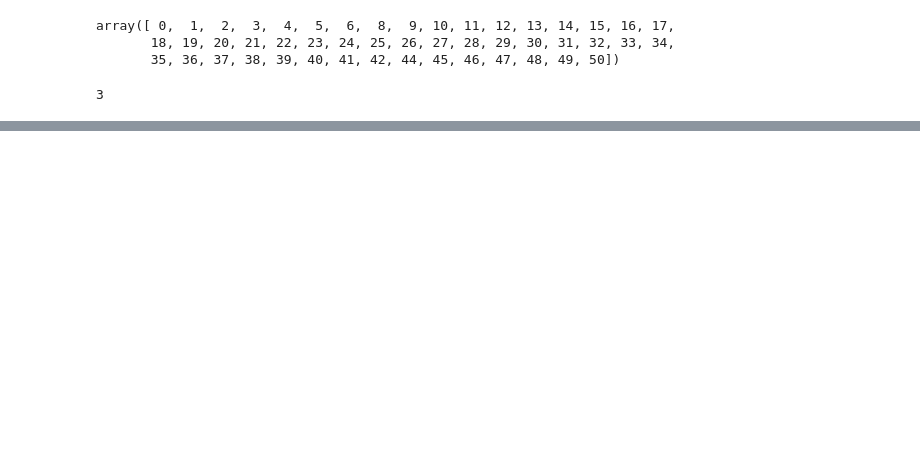
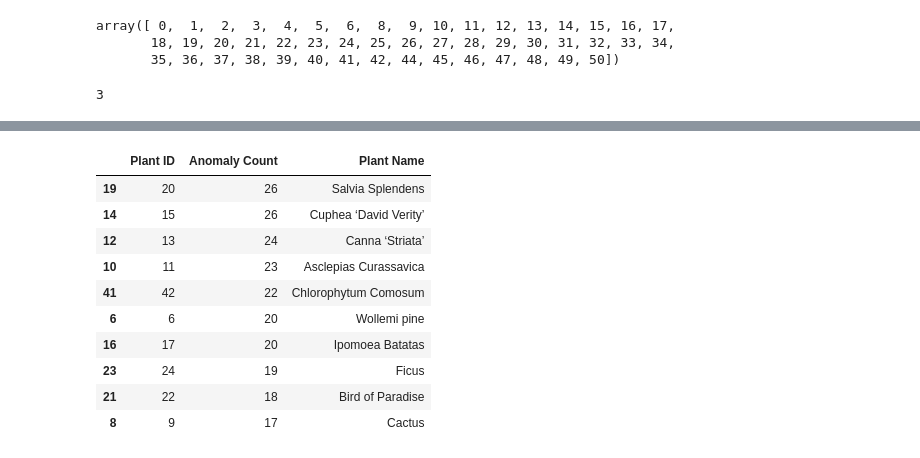
Before and after one commit to rmonbri/Coursework-Data-Engineering-Week-5, a Jupyter notebook: dashboard/test.ipynb, the cells around one changed output, grey strips where cells are left out. Saved outputs shown, nothing was run; the diff lists cells and outputs as text; code cells hidden in the pictures; blank space fills up the shorter version.

```diff
--- a/dashboard/test.ipynb
+++ b/dashboard/test.ipynb
@@ -345,0 +370,25 @@ datetime.now().day
+# %%
+import pandas as pd
+
+
+def get_anomalies(merged_df):
+    merged_df = merged_df.copy()  # Avoid modifying the original DataFrame
+
+    # Compute mean & std for each plant_id
+    merged_df['temperature_zscore'] = merged_df.groupby('plant_id')['temperature'].transform(
+        lambda x: (x - x.mean()) / x.std()
+    )
+
+    # Count anomalies per plant
+    merged_df['anomalies'] = (abs(merged_df['temperature_zscore']) > 2.5).groupby(
+        merged_df['plant_id']).transform('sum')
+
+    # Return only the relevant columns
+    return merged_df[['plant_id', 'anomalies']].drop_duplicates()
+
+
+# Apply function
+anomaly_summary = get_anomalies(merged_df).reset_index().drop(
+    columns=['index'])
+
+print(anomaly_summary)
@@ -345,0 +413,32 @@ datetime.now().day
+# %%
+def get_anomalies(merged_df):
+    merged_df = merged_df.copy()
+    merged_df['temperature_zscore'] = merged_df.groupby('plant_id')['temperature'].transform(
+        lambda x: (x - x.mean()) / x.std()
+    )
+
+    merged_df['anomalies'] = (abs(merged_df['temperature_zscore']) > 2.5).groupby(
+        merged_df['plant_id']).transform('sum')
+
+    return merged_df[['plant_id', 'anomalies']].drop_duplicates()
+
+
+anomaly_summary = get_anomalies(
+    merged_df).reset_index().drop(columns=['index'])
+anomaly_df = pd.merge(anomaly_summary, plant_information,
+                        how='outer', on="plant_id")
+top_10_anomalies = anomaly_df.sort_values('anomalies', ascending=False).head(10)
+top_10_anomalies = top_10_anomalies[['plant_id', "anomalies", "plant_name"]]
+top_10_anomalies.rename(columns={"plant_id": "Plant ID", "anomalies": "Anomaly Count", "plant_name": "Name"})
+# %% [output]
+|  | Plant ID | Anomaly Count | Plant Name |
+| 19 | 20 | 26 | Salvia Splendens |
+| 14 | 15 | 26 | Cuphea ‘David Verity’ |
+| 12 | 13 | 24 | Canna ‘Striata’ |
+| 10 | 11 | 23 | Asclepias Curassavica |
+| 41 | 42 | 22 | Chlorophytum Comosum |
+| 6 | 6 | 20 | Wollemi pine |
+| 16 | 17 | 20 | Ipomoea Batatas |
+| 23 | 24 | 19 | Ficus |
+| 21 | 22 | 18 | Bird of Paradise |
+| 8 | 9 | 17 | Cactus |
```
Also changed, not shown: parts of 9 cells of this notebook, 1 other file.
